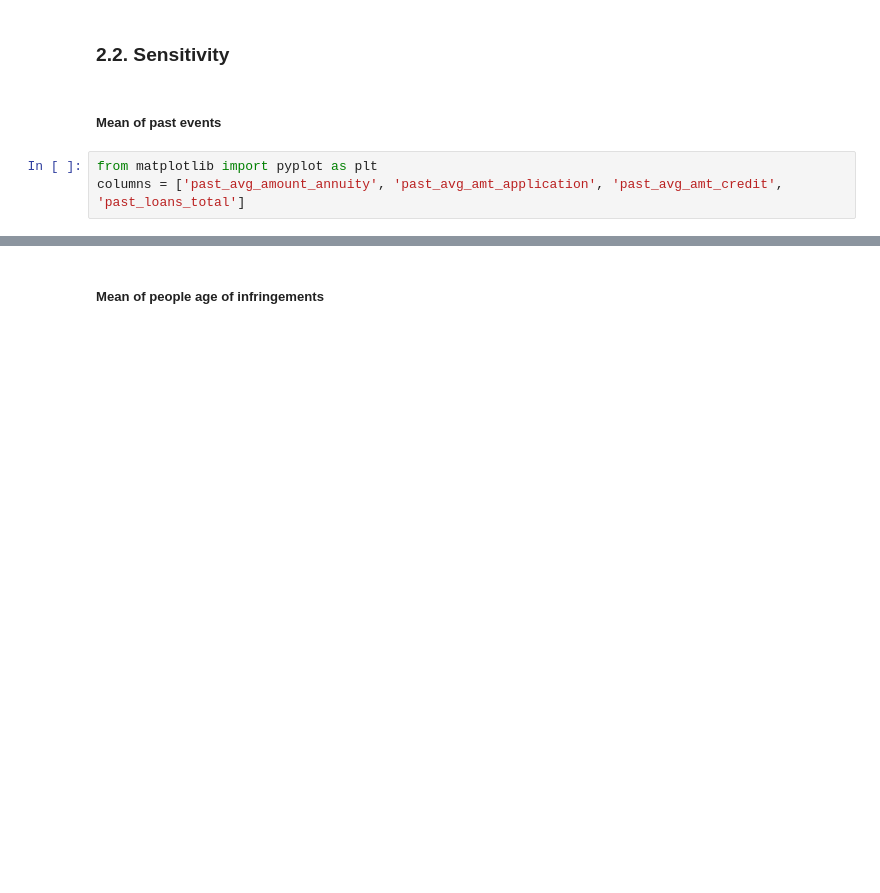
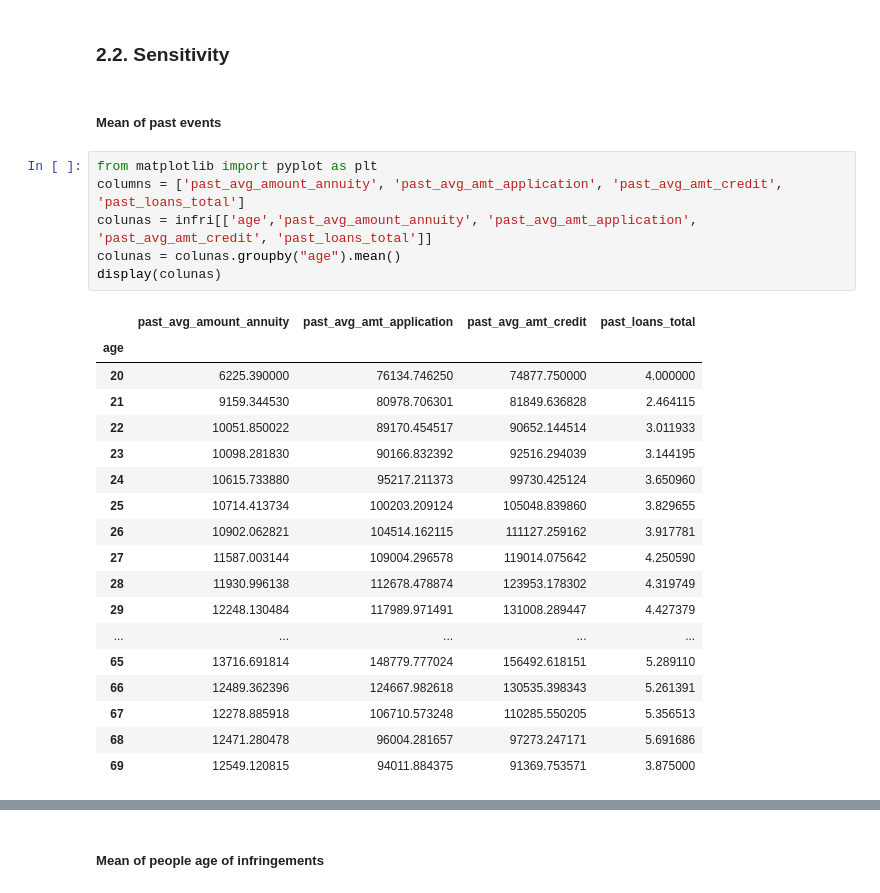
Before and after one commit to patii01/SP-Project, a Jupyter notebook: Assignment 2/SP_Assignment2.ipynb, the cells around one changed output, grey strips where cells are left out. Drawn from its saved outputs; the diff is of its cells as text; blank space fills up the shorter version.

```diff
--- a/Assignment 2/SP_Assignment2.ipynb
+++ b/Assignment 2/SP_Assignment2.ipynb
@@ -41,5 +41,27 @@ display(infri)
 # %%
 from matplotlib import pyplot as plt
 columns = ['past_avg_amount_annuity', 'past_avg_amt_application', 'past_avg_amt_credit', 'past_loans_total']
+colunas = infri[['age','past_avg_amount_annuity', 'past_avg_amt_application', 'past_avg_amt_credit', 'past_loans_total']]
+colunas = colunas.groupby("age").mean()
+display(colunas)
+# %% [output]
+|  | past_avg_amount_annuity | past_avg_amt_application | past_avg_amt_credit | past_loans_total |
+| age |  |  |  |  |
+| 20 | 6225.390000 | 76134.746250 | 74877.750000 | 4.000000 |
+| 21 | 9159.344530 | 80978.706301 | 81849.636828 | 2.464115 |
+| 22 | 10051.850022 | 89170.454517 | 90652.144514 | 3.011933 |
+| 23 | 10098.281830 | 90166.832392 | 92516.294039 | 3.144195 |
+| 24 | 10615.733880 | 95217.211373 | 99730.425124 | 3.650960 |
+| 25 | 10714.413734 | 100203.209124 | 105048.839860 | 3.829655 |
+| 26 | 10902.062821 | 104514.162115 | 111127.259162 | 3.917781 |
+| 27 | 11587.003144 | 109004.296578 | 119014.075642 | 4.250590 |
+| 28 | 11930.996138 | 112678.478874 | 123953.178302 | 4.319749 |
+| 29 | 12248.130484 | 117989.971491 | 131008.289447 | 4.427379 |
+| ... | ... | ... | ... | ... |
+| 65 | 13716.691814 | 148779.777024 | 156492.618151 | 5.289110 |
+| 66 | 12489.362396 | 124667.982618 | 130535.398343 | 5.261391 |
+| 67 | 12278.885918 | 106710.573248 | 110285.550205 | 5.356513 |
+| 68 | 12471.280478 | 96004.281657 | 97273.247171 | 5.691686 |
+| 69 | 12549.120815 | 94011.884375 | 91369.753571 | 3.875000 |
 # %%
 def sensitivity_mean(dataset):
```
Also changed, not shown: parts of 14 cells of this notebook.
